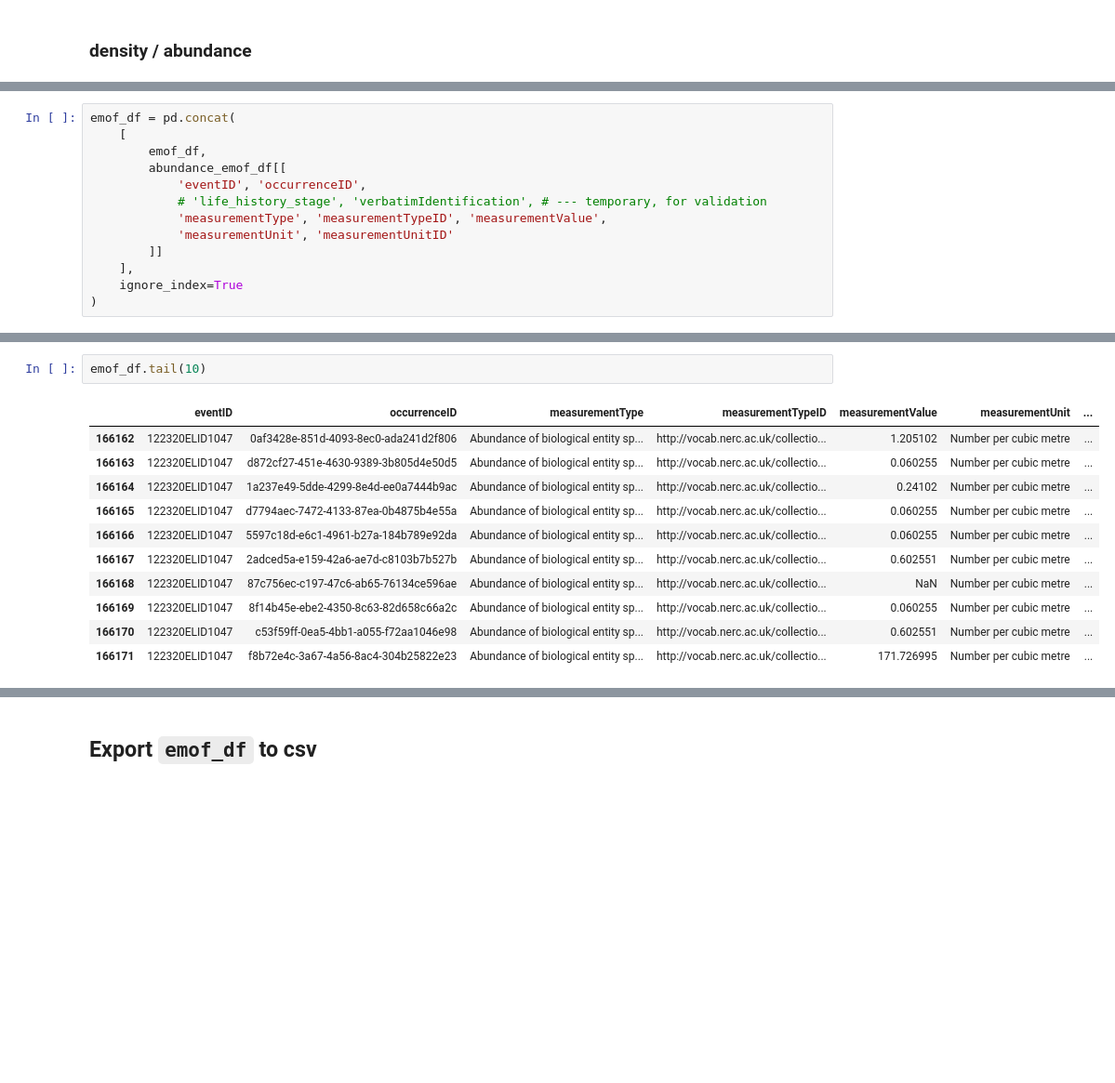
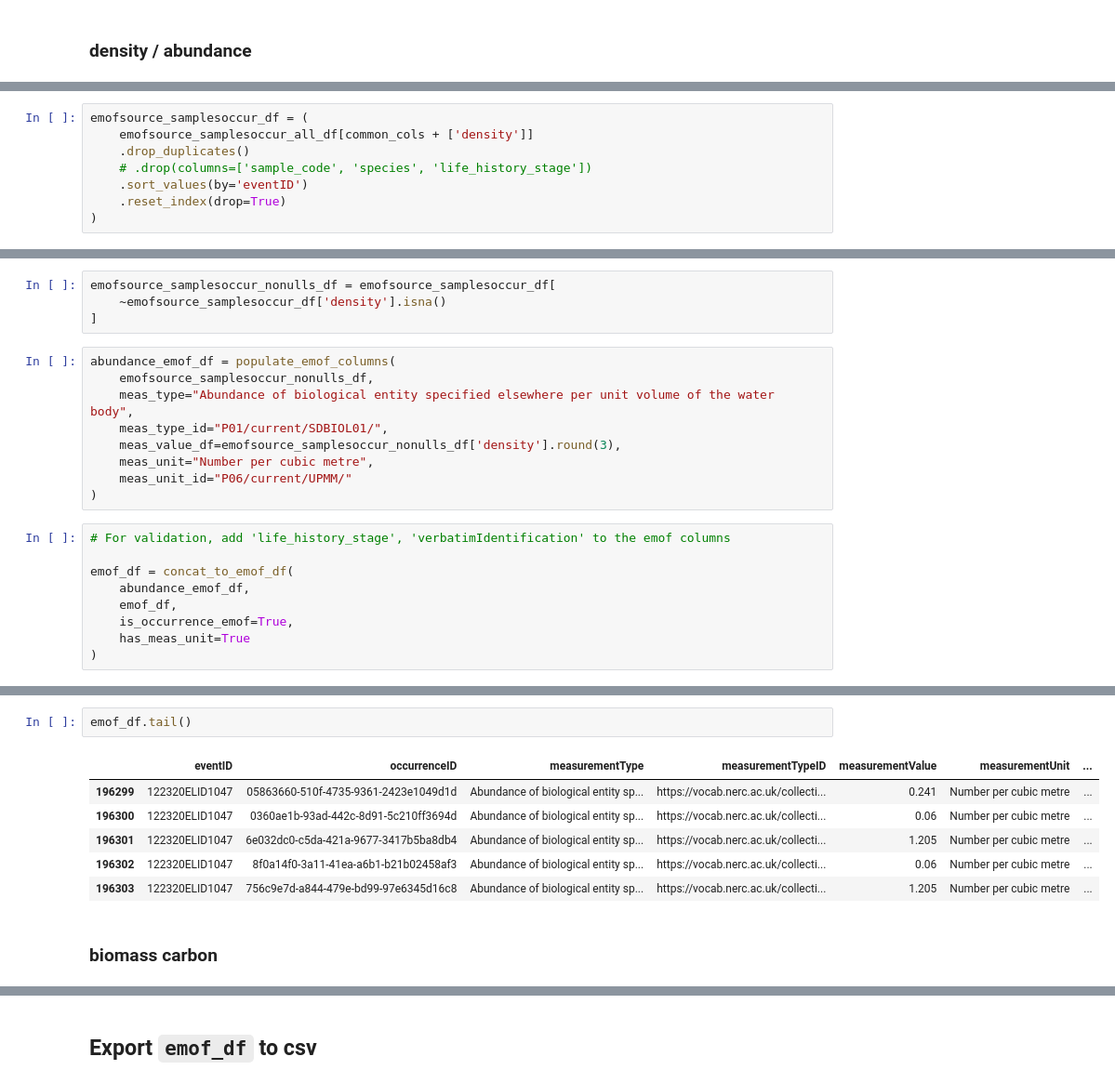
Before and after one commit to nanoos-pnw/obis-pszmp, a Jupyter notebook: PSZMP-dwceMoF.ipynb, the cells around one changed output, grey strips where cells are left out. Shown at 93% size. Cells and saved outputs as stored; diff of their text form; blank space fills up the shorter version.

```diff
--- a/PSZMP-dwceMoF.ipynb
+++ b/PSZMP-dwceMoF.ipynb
@@ -361,0 +332,8 @@ Populate (append to) the `emof_df` table with the emof records.
+# %%
+emofsource_samplesoccur_df = (
+    emofsource_samplesoccur_all_df[common_cols + ['density']]
+    .drop_duplicates()
+    # .drop(columns=['sample_code', 'species', 'life_history_stage'])
+    .sort_values(by='eventID')
+    .reset_index(drop=True)
+)
@@ -362,15 +355,24 @@ Populate (append to) the `emof_df` table with the emof records.
+# %%
+emofsource_samplesoccur_nonulls_df = emofsource_samplesoccur_df[
+    ~emofsource_samplesoccur_df['density'].isna()
+]
+# %%
+abundance_emof_df = populate_emof_columns(
+    emofsource_samplesoccur_nonulls_df,
+    meas_type="Abundance of biological entity specified elsewhere per unit volume of the water body",
+    meas_type_id="P01/current/SDBIOL01/",
+    meas_value_df=emofsource_samplesoccur_nonulls_df['density'].round(3),
+    meas_unit="Number per cubic metre",
+    meas_unit_id="P06/current/UPMM/"
+)
 # %%
-emof_df = pd.concat(
-    [
-        emof_df,
-        abundance_emof_df[[
-            'eventID', 'occurrenceID',
-            # 'life_history_stage', 'verbatimIdentification', # --- temporary, for validation
-            'measurementType', 'measurementTypeID', 'measurementValue',
-            'measurementUnit', 'measurementUnitID'
-        ]]
-    ],
-    ignore_index=True
+# For validation, add 'life_history_stage', 'verbatimIdentification' to the emof columns
+
+emof_df = concat_to_emof_df(
+    abundance_emof_df,
+    emof_df,
+    is_occurrence_emof=True,
+    has_meas_unit=True
 )
 # %%
 len(emof_df)
@@ -379,14 +381,11 @@ len(emof_df)
 # %%
-emof_df.tail(10)
+emof_df.tail()
 # %% [output]
 |  | eventID | occurrenceID | measurementType | measurementTypeID | measurementValue | measurementUnit | ... |
-| 166162 | 122320ELID1047 | 0af3428e-851d-4093-8ec0-ada241d2f806 | Abundance of biological entity sp... | http://vocab.nerc.ac.uk/collectio... | 1.205102 | Number per cubic metre | ... |
-| 166163 | 122320ELID1047 | d872cf27-451e-4630-9389-3b805d4e50d5 | Abundance of biological entity sp... | http://vocab.nerc.ac.uk/collectio... | 0.060255 | Number per cubic metre | ... |
-| 166164 | 122320ELID1047 | 1a237e49-5dde-4299-8e4d-ee0a7444b9ac | Abundance of biological entity sp... | http://vocab.nerc.ac.uk/collectio... | 0.24102 | Number per cubic metre | ... |
-| 166165 | 122320ELID1047 | d7794aec-7472-4133-87ea-0b4875b4e55a | Abundance of biological entity sp... | http://vocab.nerc.ac.uk/collectio... | 0.060255 | Number per cubic metre | ... |
-| 166166 | 122320ELID1047 | 5597c18d-e6c1-4961-b27a-184b789e92da | Abundance of biological entity sp... | http://vocab.nerc.ac.uk/collectio... | 0.060255 | Number per cubic metre | ... |
-| 166167 | 122320ELID1047 | 2adced5a-e159-42a6-ae7d-c8103b7b527b | Abundance of biological entity sp... | http://vocab.nerc.ac.uk/collectio... | 0.602551 | Number per cubic metre | ... |
-| 166168 | 122320ELID1047 | 87c756ec-c197-47c6-ab65-76134ce596ae | Abundance of biological entity sp... | http://vocab.nerc.ac.uk/collectio... | NaN | Number per cubic metre | ... |
-| 166169 | 122320ELID1047 | 8f14b45e-ebe2-4350-8c63-82d658c66a2c | Abundance of biological entity sp... | http://vocab.nerc.ac.uk/collectio... | 0.060255 | Number per cubic metre | ... |
-| 166170 | 122320ELID1047 | c53f59ff-0ea5-4bb1-a055-f72aa1046e98 | Abundance of biological entity sp... | http://vocab.nerc.ac.uk/collectio... | 0.602551 | Number per cubic metre | ... |
-| 166171 | 122320ELID1047 | f8b72e4c-3a67-4a56-8ac4-304b25822e23 | Abundance of biological entity sp... | http://vocab.nerc.ac.uk/collectio... | 171.726995 | Number per cubic metre | ... |
+| 196299 | 122320ELID1047 | 05863660-510f-4735-9361-2423e1049d1d | Abundance of biological entity sp... | https://vocab.nerc.ac.uk/collecti... | 0.241 | Number per cubic metre | ... |
+| 196300 | 122320ELID1047 | 0360ae1b-93ad-442c-8d91-5c210ff3694d | Abundance of biological entity sp... | https://vocab.nerc.ac.uk/collecti... | 0.06 | Number per cubic metre | ... |
+| 196301 | 122320ELID1047 | 6e032dc0-c5da-421a-9677-3417b5ba8db4 | Abundance of biological entity sp... | https://vocab.nerc.ac.uk/collecti... | 1.205 | Number per cubic metre | ... |
+| 196302 | 122320ELID1047 | 8f0a14f0-3a11-41ea-a6b1-b21b02458af3 | Abundance of biological entity sp... | https://vocab.nerc.ac.uk/collecti... | 0.06 | Number per cubic metre | ... |
+| 196303 | 122320ELID1047 | 756c9e7d-a844-479e-bd99-97e6345d16c8 | Abundance of biological entity sp... | https://vocab.nerc.ac.uk/collecti... | 1.205 | Number per cubic metre | ... |
+# %% [markdown]
+### biomass carbon
```
Also changed, not shown: parts of 63 cells of this notebook.
